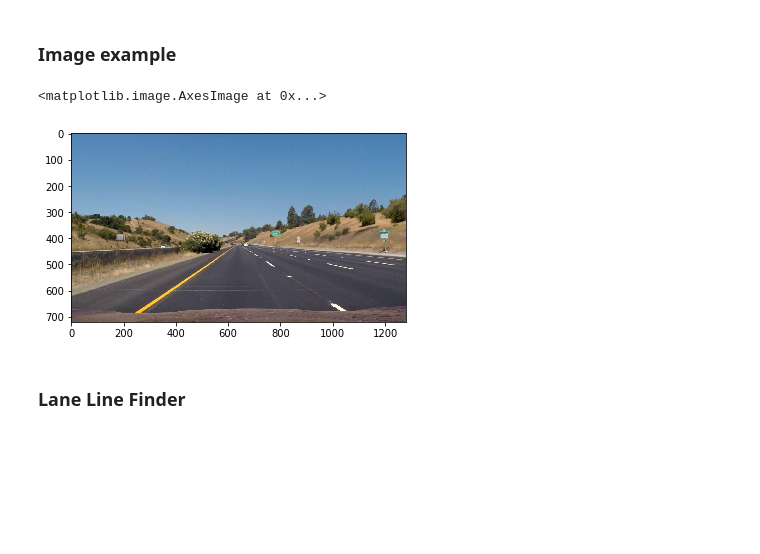
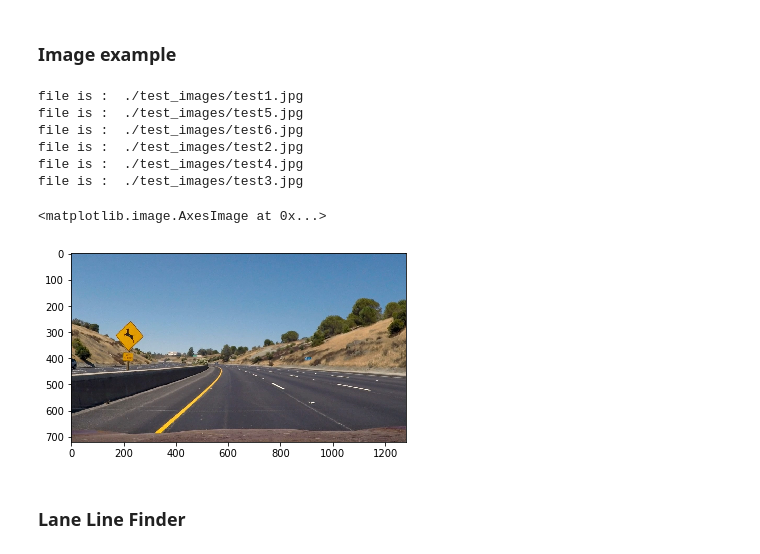
Before and after one commit to JonathanCMitchell/Advanced-Lane-Line-Detection, a Jupyter notebook: LaneLines.ipynb, the cells around one changed output. Saved outputs shown, nothing was run; the diff lists cells and outputs as text; code cells hidden in the pictures; blank space fills up the shorter version.

```diff
--- a/LaneLines.ipynb
+++ b/LaneLines.ipynb
@@ -22,15 +22,28 @@ M = perspective_transform_data['homography_matrix']
 src_pts = perspective_transform_data['source_points']
 # %% [markdown]
 ### Image example
+# %%
+import os
+test_images = []
+for file in glob.glob('./test_images/test*'):
+    print('file is : ', file)
+    test_images.append(file)
+# %% [output]
+file is :  ./test_images/test1.jpg
+file is :  ./test_images/test5.jpg
+file is :  ./test_images/test6.jpg
+file is :  ./test_images/test2.jpg
+file is :  ./test_images/test4.jpg
+file is :  ./test_images/test3.jpg
 # %%
-test_images = ['./test_images/straight_lines1.jpg', './test_images/straight_lines2.jpg']
+test_images.append('./test_images/straight_lines1.jpg')
+test_images.append('./test_images/straight_lines2.jpg')
 # %%
-test_1 = mpimg.imread(test_images[0])
-test_2 = mpimg.imread(test_images[1])
+test_1 = mpimg.imread(test_images[3])
 plt.imshow(test_1)
 # %% [output]
 <matplotlib.image.AxesImage at 0x...>
-[figure, old version]
+[figure, new version]
 # %%
 # import numpy as np
 # import cv2
```
Also changed, not shown: parts of 11 cells of this notebook.
